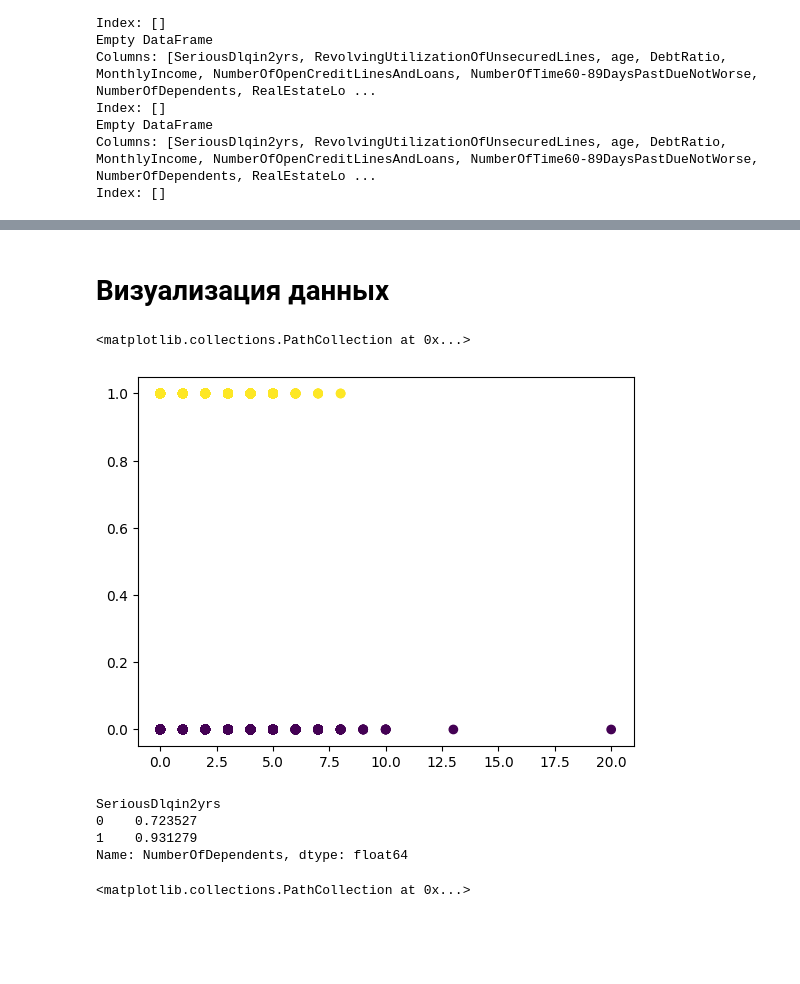
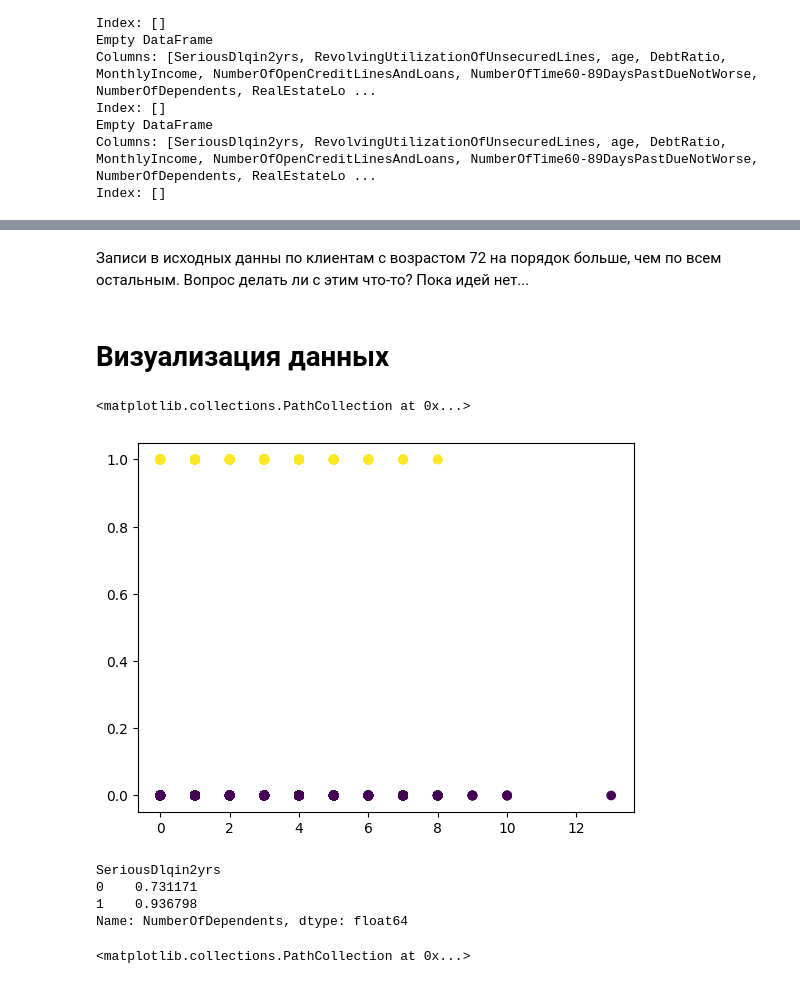
Before and after one commit to ErikLens/CrScoringMay2023, a Jupyter notebook: CrScoring_team5_Ed.ipynb, the cells around one changed output, grey strips where cells are left out. Cells and saved outputs as stored; diff of their text form; code cells hidden in the pictures; blank space fills up the shorter version.

```diff
--- a/CrScoring_team5_Ed.ipynb
+++ b/CrScoring_team5_Ed.ipynb
@@ -564,16 +624,18 @@ Index: []
+# %% [markdown]
+Записи в исходных данны по клиентам с возрастом 72 на порядок больше, чем по всем остальным. Вопрос делать ли с этим что-то? Пока идей нет...
 # %% [markdown]
 # Визуализация данных
 # %%
 
-plt.scatter(data['NumberOfDependents'], data['SeriousDlqin2yrs'], c=data['SeriousDlqin2yrs'])
+plt.scatter(data2['NumberOfDependents'], data2['SeriousDlqin2yrs'], c=data2['SeriousDlqin2yrs'])
 # %% [output]
 <matplotlib.collections.PathCollection at 0x...>
-[figure, old version]
+[figure, new version]
 # %%
-data.groupby('SeriousDlqin2yrs')['NumberOfDependents'].mean()
+data2.groupby('SeriousDlqin2yrs')['NumberOfDependents'].mean()
 # %% [output]
 SeriousDlqin2yrs
-0    0.723527
-1    0.931279
+0    0.731171
+1    0.936798
 Name: NumberOfDependents, dtype: float64
 # %%
```
Also changed, not shown: parts of 87 cells of this notebook.
